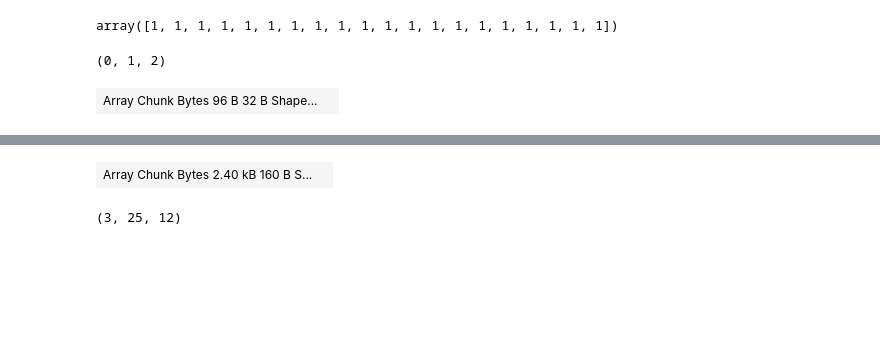
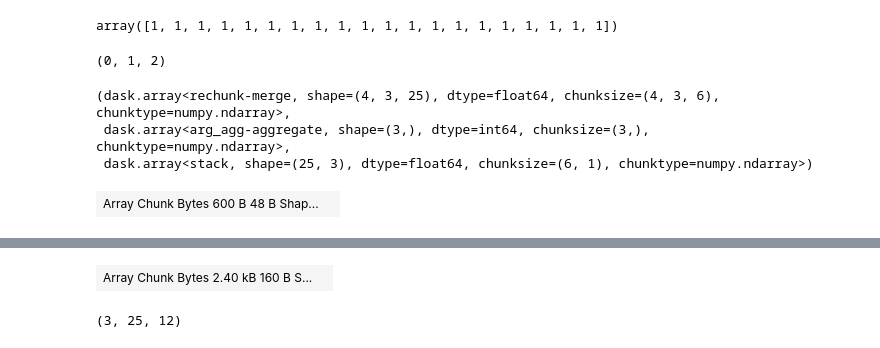
Before and after one commit to eric-czech/sgkit-dev, a Jupyter notebook: method/regenie/proto_imp.ipynb, the cells around one changed output, grey strips where cells are left out. Cells and saved outputs as stored; diff of their text form; code cells hidden in the pictures; blank space fills up the shorter version.

Commit message:
REGENIE stage 2 regression

```diff
--- a/method/regenie/proto_imp.ipynb
+++ b/method/regenie/proto_imp.ipynb
@@ -311,7 +313,8 @@ def _level_2(YP, X, Y):
     # Tranpose for refit on level 1 predictions
     YP = YP.transpose((3, 2, 0, 1))
     assert YP.shape == (n_outcome, n_sample, n_variant_block, n_alpha_1)
-    assert YP.numblocks[1] == X.numblocks[0] == Y.numblocks[0]
+    n_sample_block = YP.numblocks[1]
+    assert X.numblocks[0] == Y.numblocks[0] == n_sample_block
     alphas = _alphas(YP.shape[2] * YP.shape[3])
     n_alpha_2 = alphas.size
 
@@ -334,13 +337,39 @@ def _level_2(YP, X, Y):
         assert YPB.shape == (n_alpha_2, 1, n_sample)
         YR.append(YPB)
 
+    # Concatenate along outcome dimension
     YR = da.concatenate(YR, axis=1)
     assert YR.shape == (n_alpha_2, n_outcome, n_sample)
-    R2 = r2_score(YR, Y.T)
-    assert R2.shape == (n_alpha_2, n_outcome)
-    R2 = da.argmax(R2, axis=0)
-    return R2
+    YR = YR.rechunk((-1, -1, None))
+    assert YR.numblocks == (1, 1, n_sample_block)
+    assert Y.numblocks[1] == 1
+    assert YR.shape[1:] == Y.T.shape
 
+    # Compute R2 scores within each sample block for each outcome + alpha
+    R2 = da.stack([
+        r2_score(YR.blocks[..., i], Y.T.blocks[..., i])
+        # Avoid warnings on R2 calculations for blocks with single rows
+        if YR.chunks[-1][i] > 1 else
+        da.full(YR.shape[:-1], np.nan)
+        for i in range(n_sample_block)
+    ])
+    assert R2.shape == (n_sample_block, n_alpha_2, n_outcome)
+    # Coerce to finite or nan before nan-aware mean
+    R2 = da.where(da.isfinite(R2), R2, np.nan)
+    # Find highest mean alpha score for each outcome across blocks
+    R2M = da.nanmean(R2, axis=0)
+    assert R2M.shape == (n_alpha_2, n_outcome)
+    # Identify index for the alpha value with the highest mean score
+    R2I = da.argmax(R2M, axis=0)
+    assert R2I.shape == (n_outcome,)
+
+    # Choose the predictions corresponding to the model with best score
+    YRM = da.stack([
+        YR[R2I[i], i, :]
+        for i in range(n_outcome)
+    ], axis=-1)
+    assert YRM.shape == (n_sample, n_outcome)
+    return YR, R2I, YRM
 
 
 def regenie(G, X, Y, contigs, variant_block_size, sample_block_size, orthogonalize=False, add_intercept=True, normalize=True):
@@ -374,13 +403,15 @@ def regenie(G, X, Y, contigs, variant_block_size, sample_block_size, orthogonali
     YP1 = _level_1(G, X, Y)
     YP2 = _level_2(YP1, X, Y)
     return G, X, Y, YP1, YP2
-#     YB, bc = _level_0(G, X, Y, contigs, block_size=block_size)
-#     assert len(np.unique(bc)) == len(np.unique(contigs))
-#     _level_1(YB, Y, bc)
-#     print(YB.shape)
 
 # TODO: mean scale Y
-res = regenie(G.T, X, Y, contigs, variant_block_size=8, sample_block_size=5)
+res = regenie(G.T, X, Y, contigs, variant_block_size=8, sample_block_size=6)
 res[-1]
 # %% [output]
-| Array Chunk Bytes 96 B 32 B Shape... |  |
+(dask.array<rechunk-merge, shape=(4, 3, 25), dtype=float64, chunksize=(4, 3, 6), chunktype=numpy.ndarray>,
+ dask.array<arg_agg-aggregate, shape=(3,), dtype=int64, chunksize=(3,), chunktype=numpy.ndarray>,
+ dask.array<stack, shape=(25, 3), dtype=float64, chunksize=(6, 1), chunktype=numpy.ndarray>)
+# %%
+res[-1][-1]
+# %% [output]
+| Array Chunk Bytes 600 B 48 B Shap... |  |
```
Also changed, not shown: parts of 7 cells of this notebook, 1 other file.
